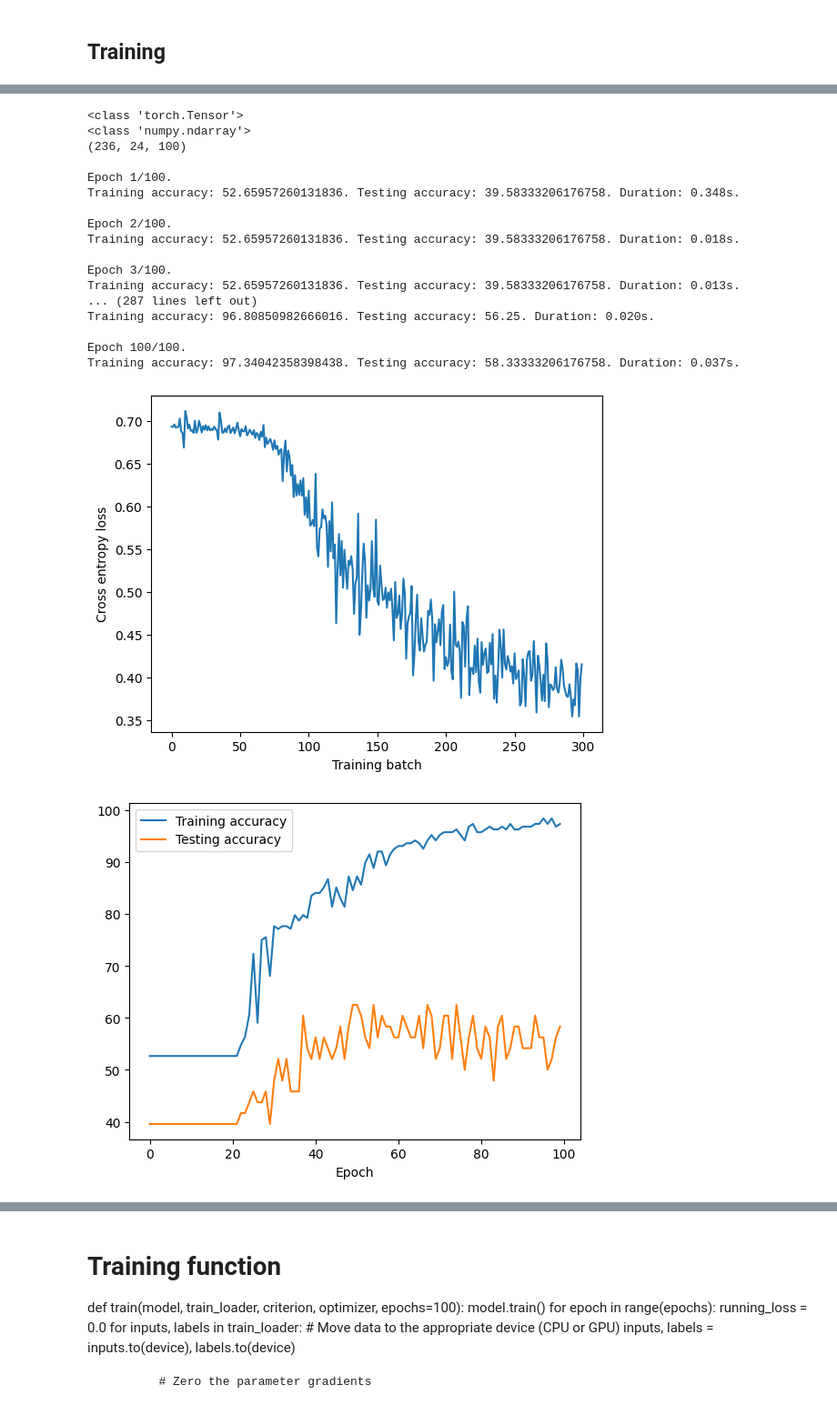
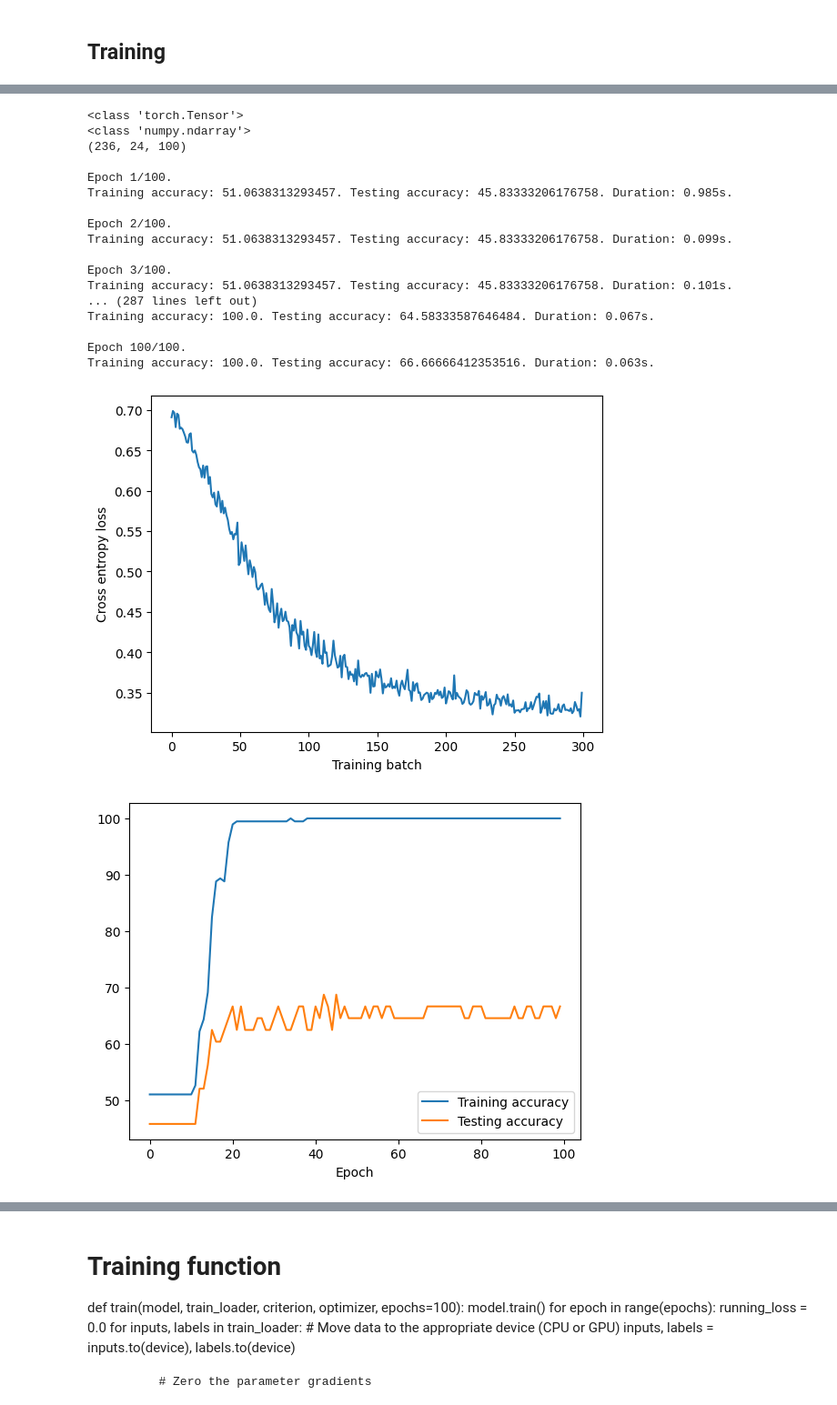
Before and after one commit to dibahk/FTL-on-Predictive-Maintenace, a Jupyter notebook: CNN1.ipynb, the cells around one changed output, grey strips where cells are left out. Shown at 91% size. Saved outputs shown, nothing was run; the diff lists cells and outputs as text; code cells hidden in the pictures.

Commit message:
adding batchnorm

```diff
--- a/CNN1.ipynb
+++ b/CNN1.ipynb
@@ -68,22 +68,24 @@ print(y.size())
 # %%
 # Define the CNN architecture
 class SimpleCNN(nn.Module):
-    def __init__(self):
+    def __init__(self, dropout):
         super(SimpleCNN, self).__init__()
         self.conv1 = nn.Conv1d(in_channels=24, out_channels=32, kernel_size=5)
+        self.bn1 = nn.BatchNorm1d(32)
         self.conv2 = nn.Conv1d(in_channels=32, out_channels=32, kernel_size=5)
+        self.bn2 = nn.BatchNorm1d(32)
         self.pool = nn.MaxPool1d(kernel_size=2, padding=0, stride=1)
         # the size of the out channels x number  of nodes
         self.fc1 = nn.Linear(32*91, 200)
         self.fc2 = nn.Linear(200, 2)
         self.flatten = nn.Flatten()
         self.relu = nn.ReLU()
-        self.dropout = nn.Dropout(0.5)
+        self.dropout = nn.Dropout(dropout)
         self.sigmoid = nn.Sigmoid()
 
     def forward(self, x):
-        x = self.relu(self.conv1(x))
-        x = self.relu(self.conv2(x))
+        x = self.relu(self.bn1(self.conv1(x)))
+        x = self.relu(self.bn2(self.conv2(x)))
         x = self.dropout(x)
         x = self.pool(x)
         x = self.flatten(x)
@@ -121,15 +123,16 @@ def evaluate_metric(model, data_iter, metric):
 wandb.init(
     # set the wandb project where this run will be logged
     project="NASA_turbo_fan",
-    name= "Experiment 1",
+    name= "With batchnorm1d_3",
     # track hyperparameters and run metadata
     config={
-    "learning_rate": 0.001,
+    "learning_rate": 0.0001,
     "architecture": "CNN",
     "epochs": 100,
     "loss": nn.BCELoss(),
     "batch_size": 64,
-    "decay":1e-5
+    "decay":1e-5,
+    'dropout': 0.6
     }
 )
 config = wandb.config
@@ -141,7 +144,7 @@ train_accs = [] # Stores the training accuracy after each epoch
 test_accs = [] # Stores the testing accuracy after each epoch
 
 # Create an instance of the CNN
-model = SimpleCNN()
+model = SimpleCNN(dropout=config.dropout)
 
 # Loss and optimizer
 loss = nn.CrossEntropyLoss()
@@ -203,20 +206,20 @@ View run at https://wandb.ai/d-hadjikazemi-queen-mary-university-of-london/NASA_
 <class 'torch.Tensor'>
 <class 'numpy.ndarray'>
 (236, 24, 100)
 
 Epoch 1/100.
-Training accuracy: 52.65957260131836. Testing accuracy: 39.58333206176758. Duration: 0.348s.
+Training accuracy: 51.0638313293457. Testing accuracy: 45.83333206176758. Duration: 0.985s.
 
 Epoch 2/100.
-Training accuracy: 52.65957260131836. Testing accuracy: 39.58333206176758. Duration: 0.018s.
+Training accuracy: 51.0638313293457. Testing accuracy: 45.83333206176758. Duration: 0.099s.
 
 Epoch 3/100.
-Training accuracy: 52.65957260131836. Testing accuracy: 39.58333206176758. Duration: 0.013s.
+Training accuracy: 51.0638313293457. Testing accuracy: 45.83333206176758. Duration: 0.101s.
 ... (287 lines left out)
-Training accuracy: 96.80850982666016. Testing accuracy: 56.25. Duration: 0.020s.
+Training accuracy: 100.0. Testing accuracy: 64.58333587646484. Duration: 0.067s.
 
 Epoch 100/100.
-Training accuracy: 97.34042358398438. Testing accuracy: 58.33333206176758. Duration: 0.037s.
+Training accuracy: 100.0. Testing accuracy: 66.66666412353516. Duration: 0.063s.
-[figure, old version]
+[figure, new version]
-[figure, old version]
+[figure, new version]
 Run history:
```
Also changed, not shown: parts of 2 cells of this notebook.
